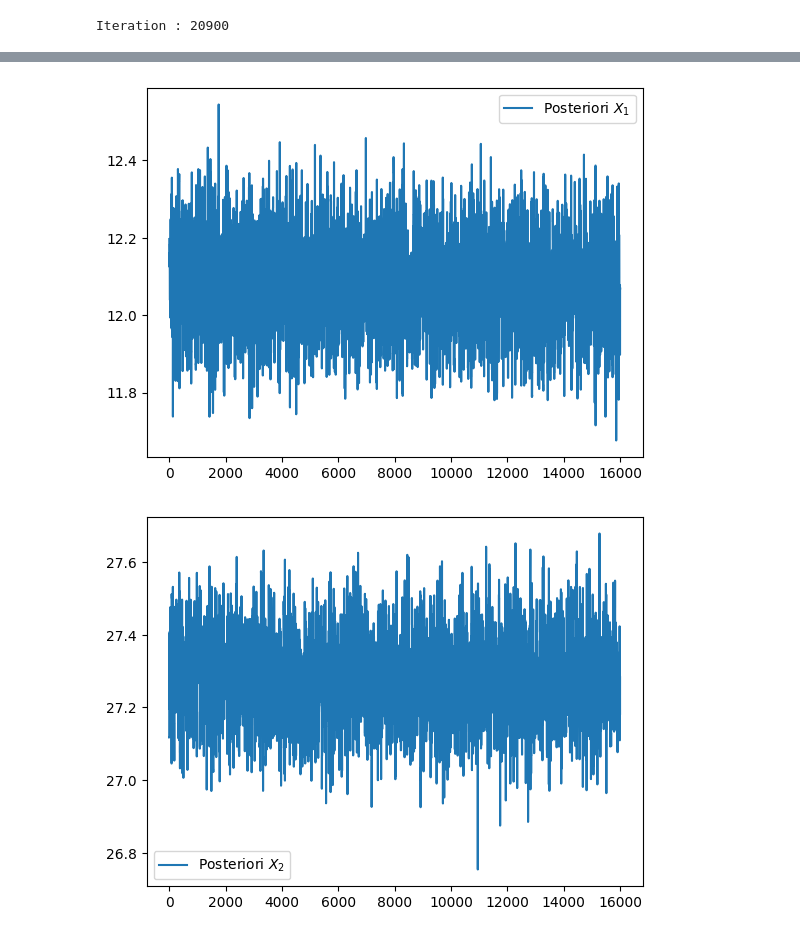
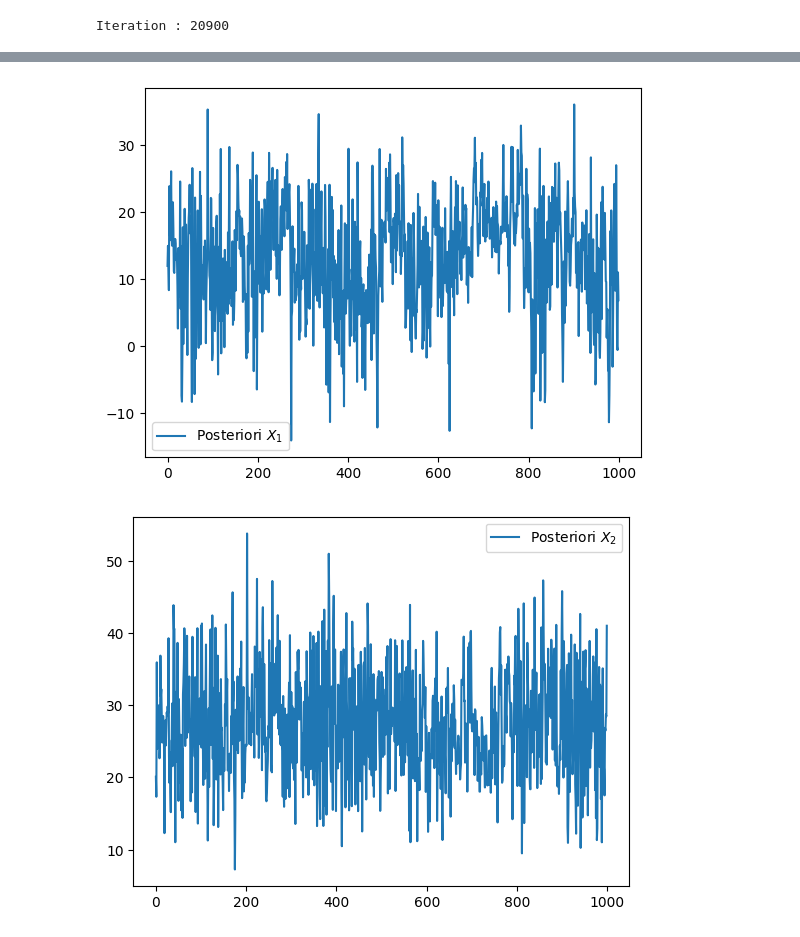
Before and after one commit to imn167/Air_Berkson, a Jupyter notebook: Gibbs.ipynb, the cells around one changed output, grey strips where cells are left out. Cells and saved outputs as stored; diff of their text form; code cells hidden in the pictures.

Commit message:
retest pour bien melanger les theta + test avec recentrage

```diff
--- a/Gibbs.ipynb
+++ b/Gibbs.ipynb
@@ -90,12 +100,12 @@ def Gibbs_sampler(nchain, data, init_theta, init_x, sd_theta, sd_x, sigma1, sigm
 # %%
 #hyperparm
 tau2 = 81.14 #variance pour les Xj (dans le papier)
-sigma1 = 100 #variance pour theta1
-sigma2 = 100 #variance pour theta2
-prop_sdx = .5 #pas du noyau de proposition pour les Xi
-sd_theta1 = .09 #pas du noyau de proposition pour theta1
-sd_theta2 = .1 #pas du noyau de proposition pour theta2
+sigma1 = 1000 #variance pour theta1
+sigma2 = 1000 #variance pour theta2
+prop_sdx = 10 #pas du noyau de proposition pour les Xi
+sd_theta1 = 3 #pas du noyau de proposition pour theta1
+sd_theta2 = .09 #pas du noyau de proposition pour theta2
 
-theta, X = Gibbs_sampler(21000, data_air, np.array([0, 0]), np.zeros(3), np.array([sd_theta1, sd_theta2]), prop_sdx, sigma1, sigma2, tau2)
+theta, X, prob_accep = Gibbs_sampler(21000, data_air, np.array([0, 0]), np.zeros(3), np.array([sd_theta1, sd_theta2]), prop_sdx, sigma1, sigma2, tau2, 11000)
 # %% [output]
 Iteration : 20900
@@ -112,13 +126,13 @@ plt.legend()
 # %%
-plt.plot(X[5000:, 0], label = r'Posteriori $X_1$')
+plt.plot(X[:, 0], label = r'Posteriori $X_1$')
 plt.legend()
 plt.show()
-plt.plot(X[5000:, 1], label = r'Posteriori $X_2$')
+plt.plot(X[:, 1], label = r'Posteriori $X_2$')
 plt.legend()
 plt.show()
-plt.plot(X[5000:, 2], label = r'Posteriori $X_3$')
+plt.plot(X[:, 2], label = r'Posteriori $X_3$')
 plt.legend()
 plt.show()
 # %% [output]
-[figure, old version]
+[figure, new version]
-[figure, old version]
+[figure, new version]
```
Also changed, not shown: parts of 13 cells of this notebook.
